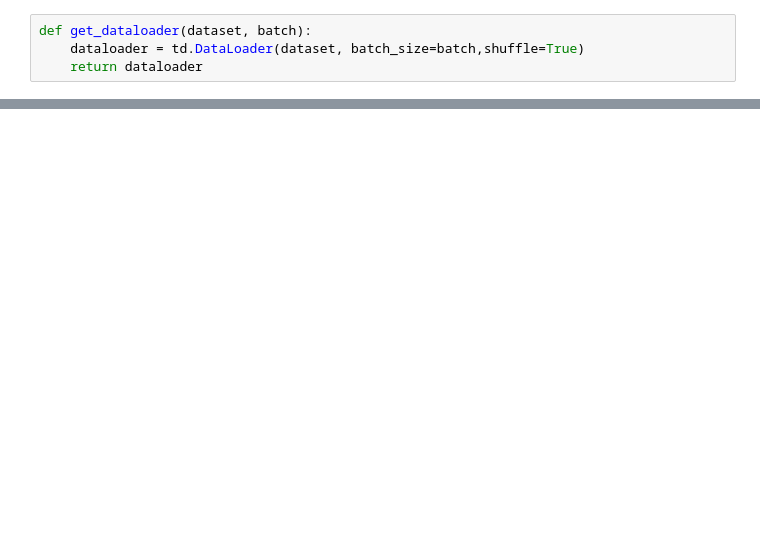
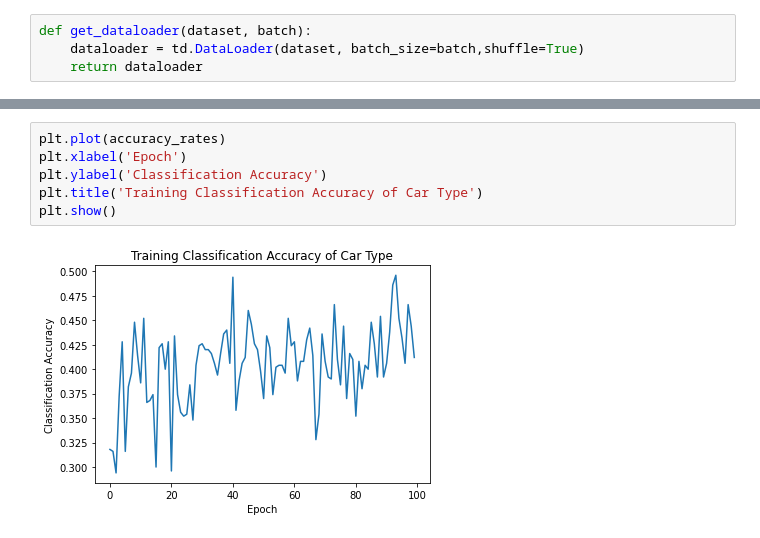
Before and after one commit to nishukothari/attribute-recognition, a Jupyter notebook: recognition.ipynb, the cells around one changed output, grey strips where cells are left out. Cells and saved outputs as stored; diff of their text form; blank space fills up the shorter version.

```diff
--- a/recognition.ipynb
+++ b/recognition.ipynb
@@ -175,0 +263,8 @@ KeyboardInterrupt:
+# %%
+plt.plot(accuracy_rates)
+plt.xlabel('Epoch')
+plt.ylabel('Classification Accuracy')
+plt.title('Training Classification Accuracy of Car Type')
+plt.show()
+# %% [output]
+[figure, added]
```
Also changed, not shown: parts of 17 cells of this notebook, 5 other files.
